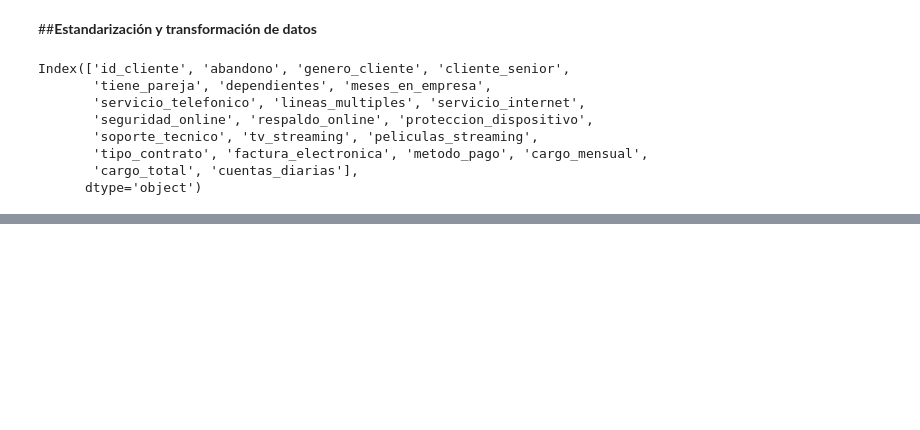
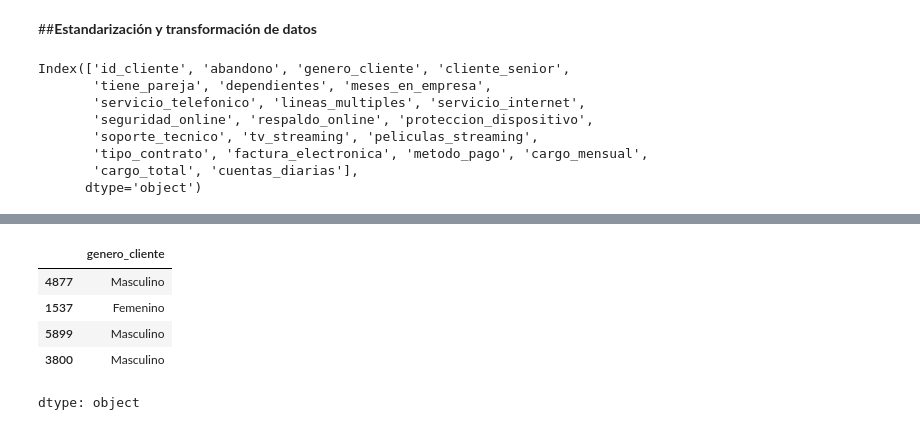
Before and after one commit to Nataliahfk/Telecom-X_-segundo-challenge, a Jupyter notebook: Telecom_X_Clallenge_Latam.ipynb, the cells around one changed output, grey strips where cells are left out. Cells and saved outputs as stored; diff of their text form; code cells hidden in the pictures; blank space fills up the shorter version.

```diff
--- a/Telecom_X_Clallenge_Latam.ipynb
+++ b/Telecom_X_Clallenge_Latam.ipynb
@@ -469,0 +471,10 @@ dtype: int64
+# %%
+df_normalizado['genero_cliente']= df_normalizado['genero_cliente'].replace({'Female': 'Femenino', 'Male': 'Masculino'})
+df_normalizado['genero_cliente'].sample(4)
+# %% [output]
+|  | genero_cliente |
+| 4877 | Masculino |
+| 1537 | Femenino |
+| 5899 | Masculino |
+| 3800 | Masculino |
+dtype: object
```
Also changed, not shown: parts of 12 cells of this notebook.
